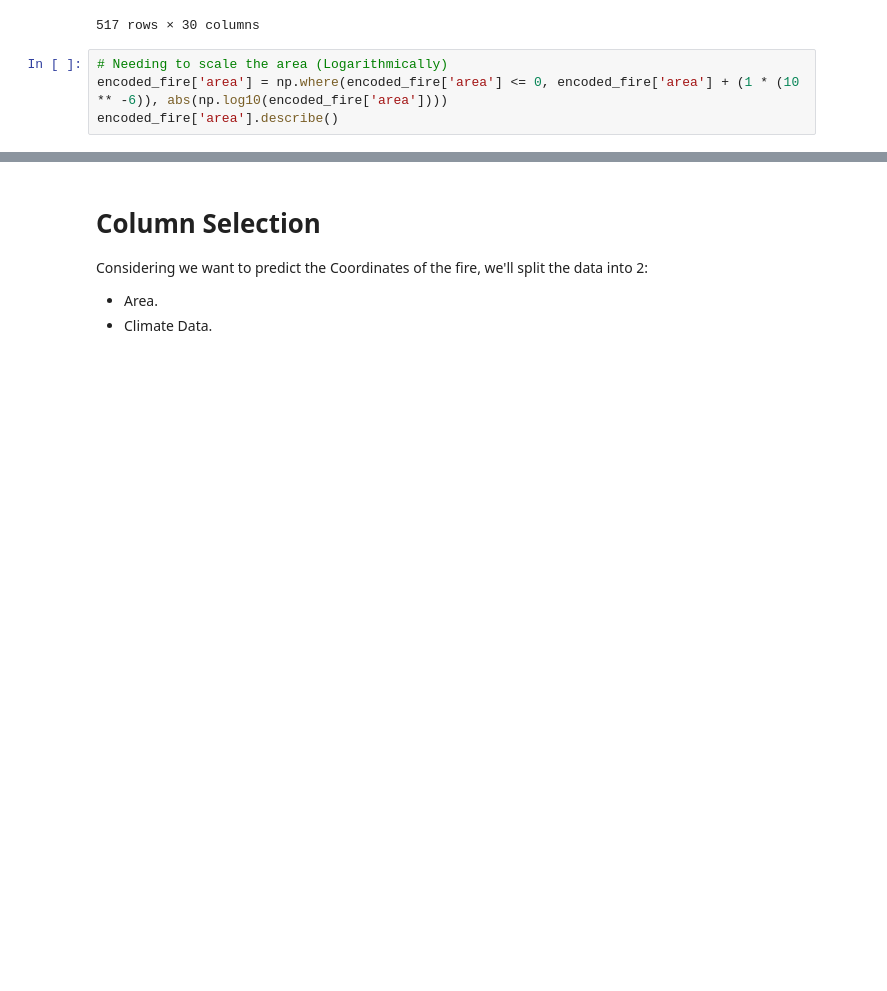
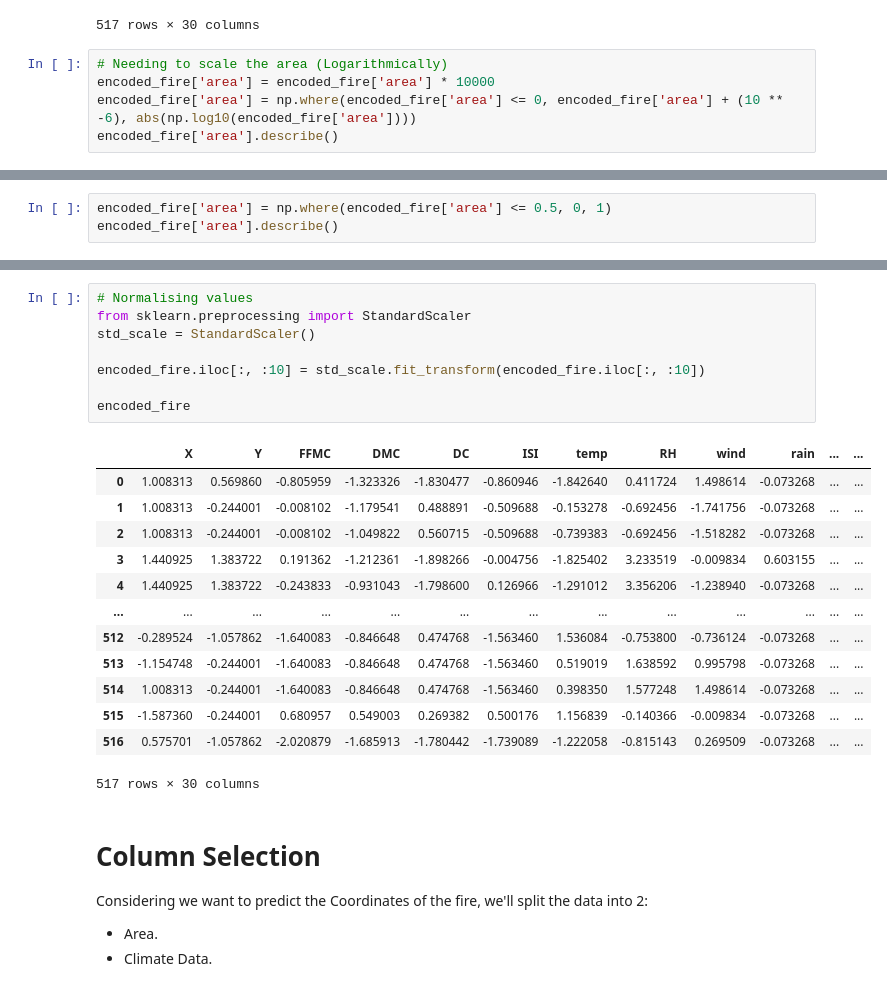
Before and after one commit to Supermjork/Firing-Neurons-Et-Forets, a Jupyter notebook: notebook/neuron-fire.ipynb, the cells around one changed output, grey strips where cells are left out. Cells and saved outputs as stored; diff of their text form; blank space fills up the shorter version.

```diff
--- a/notebook/neuron-fire.ipynb
+++ b/notebook/neuron-fire.ipynb
@@ -194,7 +194,8 @@ encoded_fire
 517 rows × 30 columns
 # %%
 # Needing to scale the area (Logarithmically)
-encoded_fire['area'] = np.where(encoded_fire['area'] <= 0, encoded_fire['area'] + (1 * (10 ** -6)), abs(np.log10(encoded_fire['area'])))
+encoded_fire['area'] = encoded_fire['area'] * 10000
+encoded_fire['area'] = np.where(encoded_fire['area'] <= 0, encoded_fire['area'] + (10 ** -6), abs(np.log10(encoded_fire['area'])))
 encoded_fire['area'].describe()
 # %% [output]
 count    517.000000
@@ -208 +209,4 @@ max        3.037761
 Name: area, dtype: float64
+# %%
+encoded_fire['area'] = np.where(encoded_fire['area'] <= 0.5, 0, 1)
+encoded_fire['area'].describe()
@@ -209,3 +223,25 @@ Name: area, dtype: float64
+# %%
+# Normalising values
+from sklearn.preprocessing import StandardScaler
+std_scale = StandardScaler()
+
+encoded_fire.iloc[:, :10] = std_scale.fit_transform(encoded_fire.iloc[:, :10])
+
+encoded_fire
+# %% [output]
+|  | X | Y | FFMC | DMC | DC | ISI | temp | RH | wind | rain | ... | ... |
+| 0 | 1.008313 | 0.569860 | -0.805959 | -1.323326 | -1.830477 | -0.860946 | -1.842640 | 0.411724 | 1.498614 | -0.073268 | ... | ... |
+| 1 | 1.008313 | -0.244001 | -0.008102 | -1.179541 | 0.488891 | -0.509688 | -0.153278 | -0.692456 | -1.741756 | -0.073268 | ... | ... |
+| 2 | 1.008313 | -0.244001 | -0.008102 | -1.049822 | 0.560715 | -0.509688 | -0.739383 | -0.692456 | -1.518282 | -0.073268 | ... | ... |
+| 3 | 1.440925 | 1.383722 | 0.191362 | -1.212361 | -1.898266 | -0.004756 | -1.825402 | 3.233519 | -0.009834 | 0.603155 | ... | ... |
+| 4 | 1.440925 | 1.383722 | -0.243833 | -0.931043 | -1.798600 | 0.126966 | -1.291012 | 3.356206 | -1.238940 | -0.073268 | ... | ... |
+| ... | ... | ... | ... | ... | ... | ... | ... | ... | ... | ... | ... | ... |
+| 512 | -0.289524 | -1.057862 | -1.640083 | -0.846648 | 0.474768 | -1.563460 | 1.536084 | -0.753800 | -0.736124 | -0.073268 | ... | ... |
+| 513 | -1.154748 | -0.244001 | -1.640083 | -0.846648 | 0.474768 | -1.563460 | 0.519019 | 1.638592 | 0.995798 | -0.073268 | ... | ... |
+| 514 | 1.008313 | -0.244001 | -1.640083 | -0.846648 | 0.474768 | -1.563460 | 0.398350 | 1.577248 | 1.498614 | -0.073268 | ... | ... |
+| 515 | -1.587360 | -0.244001 | 0.680957 | 0.549003 | 0.269382 | 0.500176 | 1.156839 | -0.140366 | -0.009834 | -0.073268 | ... | ... |
+| 516 | 0.575701 | -1.057862 | -2.020879 | -1.685913 | -1.780442 | -1.739089 | -1.222058 | -0.815143 | 0.269509 | -0.073268 | ... | ... |
+517 rows × 30 columns
 # %% [markdown]
 # Column Selection
 Considering we want to predict the Coordinates of the fire, we'll split the data into 2:
```
Also changed, not shown: parts of 8 cells of this notebook.
